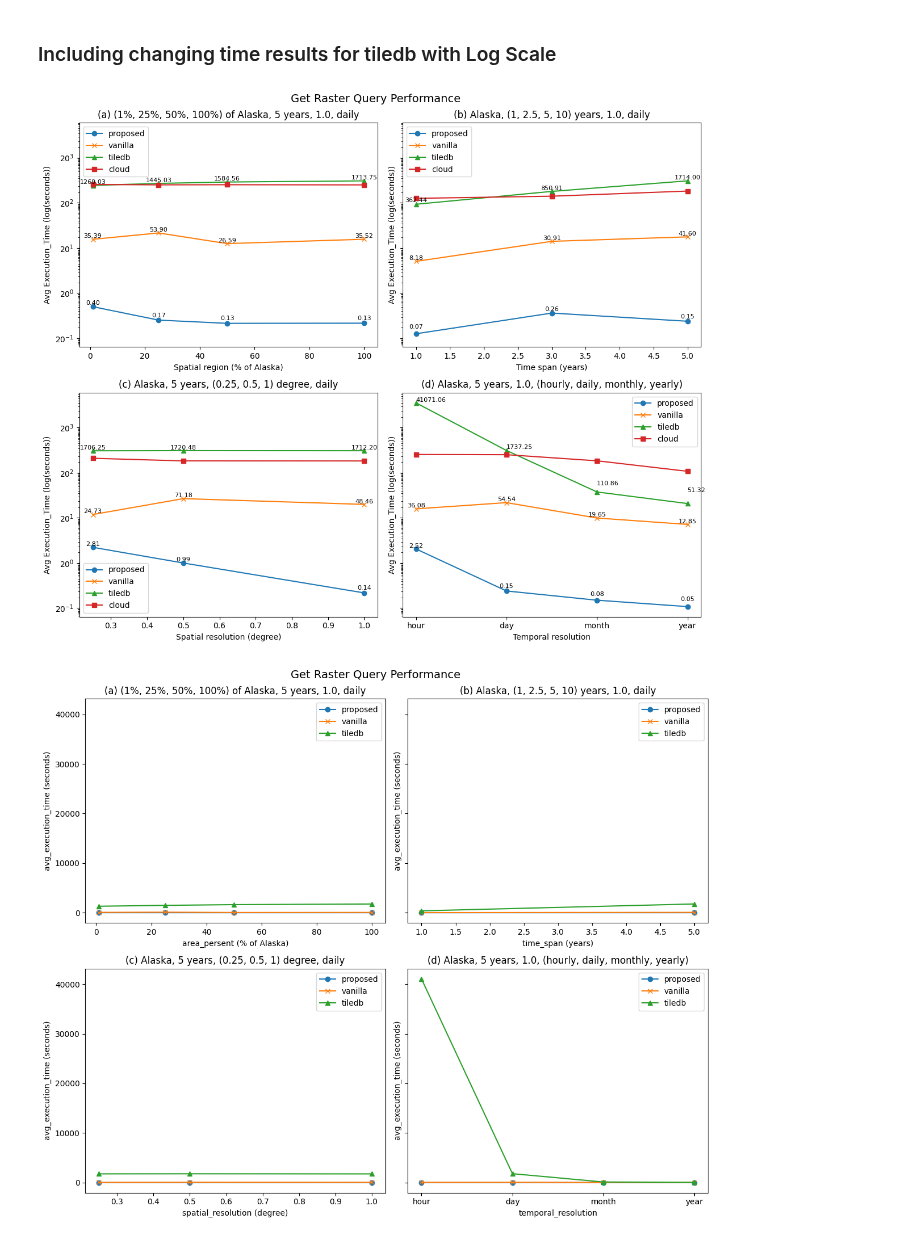
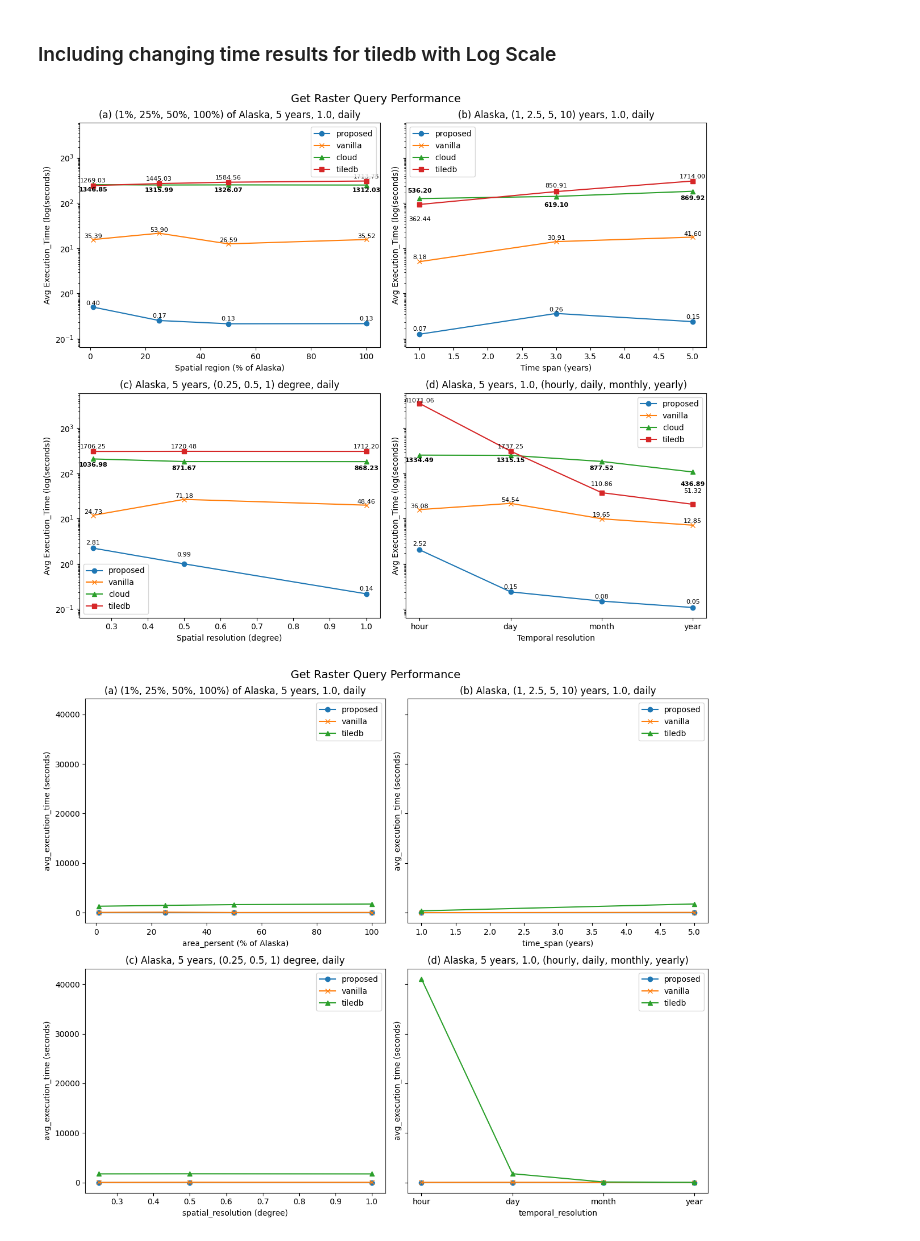
Before and after one commit to iharp3/experiment-kit, a Jupyter notebook: experiment/results/plot.ipynb, the cells around one changed output. Cells and saved outputs as stored; diff of their text form; code cells hidden in the pictures.

Commit message:
plots have tiledb values plotted

```diff
--- a/experiment/results/plot.ipynb
+++ b/experiment/results/plot.ipynb
@@ -162,8 +181,8 @@ fig, axs = plt.subplots(2, 2, figsize=(12, 10), sharey=True)
 
 # Define subplot titles with subtitles (a, b, c, d)
 titles = [
-    "(a) (1%, 25%, 50%, 100%) of Alaska, 5 years, 1.0, daily",
-    "(b) Alaska, (1, 2.5, 5, 10) years, 1.0, daily",
+    "(a) (1%, 25%, 50%, 100%) of Alaska, 5 years, 0.25, hourly",
+    "(b) Alaska, (1, 2.5, 5, 10) years, 0.25, hourly",
     "(c) Alaska, 5 years, (0.25, 0.5, 1) degree, daily",
     "(d) Alaska, 5 years, 1.0, (hourly, daily, monthly, yearly)"
 ]
@@ -202,19 +221,25 @@ for i, (category, xlabel) in enumerate(zip(categories, x_labels)):
         axs[i].plot(df[x_col], df["avg_execution_time"], label=label, marker=marker, ms=marker_size)
         if label == "cloud":
             for x, y in zip(df[x_col], df["avg_execution_time"]):
-                axs[i].text(x, y+30, f"{y:.2f}", fontsize=fs, ha='center', va='bottom')  # Annotate points with execution time
+                axs[i].text(x, y+20, f"{y:.2f}", fontsize=fs, ha='center', va='bottom', weight='bold')  # Annotate points with execution time
         elif label == "vanilla":
             for x, y in zip(df[x_col], df["avg_execution_time"]):
                 if y < 50:
                     axs[i].text(x, y-5, f"{y:.2f}", fontsize=fs, ha='center', va='top')
                 else:
-                    axs[i].text(x, y-30, f"{y:.2f}", fontsize =fs, ha='center', va='top')
-        else:
+                    axs[i].text(x, y-20, f"{y:.2f}", fontsize =fs, ha='center', va='top')
+        else:  # label== "proposed"
             for x, y in zip(df[x_col], df["avg_execution_time"]):
-                if y < 1:
+                if y < 0.1:
                     axs[i].text(x, y+0.005, f"{y:.2f}", fontsize=fs, ha='center', va='bottom')
+                elif y < 1:
+                    axs[i].text(x, y+0.2, f"{y:.2f}", fontsize=fs, ha='center', va='bottom')
+                elif y < 7:
+                    axs[i].text(x, y+1, f"{y:.2f}", fontsize=fs, ha='center', va='bottom')
                 elif y < 20:
                     axs[i].text(x, y+5, f"{y:.2f}", fontsize=fs, ha='center', va='bottom')
+                elif y < 90:
+                    axs[i].text(x, y+10, f"{y:.2f}", fontsize=fs, ha='center', va='bottom')
                 else:
                     axs[i].text(x, y+30, f"{y:.2f}", fontsize=fs, ha='center', va='bottom')
 
@@ -295,6 +320,9 @@ x_labels = ["Spatial region (% of Alaska)", "Time span (years)", "Spatial resolu
 # Flatten axs array for easier indexing
 axs = axs.flatten()
 
+above = 'bottom'
+below = 'top'
+
 # Plot each category with correct x-axis values
 for i, (category, xlabel) in enumerate(zip(categories, x_labels)):
     df_proposed_cat = df_proposed[df_proposed["category"] == category]
@@ -304,45 +332,56 @@ for i, (category, xlabel) in enumerate(zip(categories, x_labels)):
 
     if category == "changing_area":
         x_col = "area_persent"
     elif category == "changing_time":
         x_col = "time_span"
     elif category == "changing_spatial_res":
         x_col = "spatial_resolution"
     else:  # "changing_temporal_res"
         x_col = "temporal_resolution"
 
     axs[i].set_yscale("log", base=20)  # Set y-axis to logarithmic scale
 
-    for df, label, marker in zip([df_proposed_cat, df_vanilla_cat, df_tiledb_cat, df_cloud_cat],
-                                  ["proposed", "vanilla", "tiledb", "cloud"],
+    for df, label, marker in zip([df_proposed_cat, df_vanilla_cat, df_cloud_cat, df_tiledb_cat],
+                                  ["proposed", "vanilla", "cloud", "tiledb"],
                                   ["o", "x", "^", "s"]):
         axs[i].plot(df[x_col], df["avg_execution_time"], label=label, marker=marker)
         if label == "proposed":
             for x, y in zip(df[x_col], df["avg_execution_time"]):
-                axs[i].text(x, y+0.02, f"{y:.2f}", fontsize=8, ha='center', va='bottom')  # Annotate points with execution time
+                if y > 0.9:
+                    axs[i].text(x, y+0.5, f"{y:.2f}", fontsize=8, ha='center', va=above)
+                elif y > 0.1:
+                    axs[i].text(x, y+0.02, f"{y:.2f}", fontsize=8, ha='center', va=above)
+                else:
+                    axs[i].text(x, y+0.01, f"{y:.2f}", fontsize=8, ha='center', va=above)
         elif label == "vanilla":
             for x, y in zip(df[x_col], df["avg_execution_time"]):
-                axs[i].text(x, y+0.2, f"{y:.2f}", fontsize = 8, ha='center', va='bottom')
-        elif label == "tiledb":
+                axs[i].text(x, y+0.9, f"{y:.2f}", fontsize = 8, ha='center', va=above)
+        elif label == "cloud":
             for x, y in zip(df[x_col], df["avg_execution_time"]):
-                if x_col=="temporal_resolution":
-                    axs[i].text(x, y+50, f"{y:.2f}", fontsize=8, ha='left', va='bottom')
+                if x_col =="time_span" and x < 3:
+                    axs[i].text(x, y+200, f"{y:.2f}", fontsize=8, ha='center', va=above, weight='bold')
                 else:
-                    axs[i].text(x, y+20, f"{y:.2f}", fontsize=8, ha='center', va='bottom')
-        else: # label == "cloud"
-            continue
+                    axs[i].text(x, y-200, f"{y:.2f}", fontsize=8, ha='center', va=below, weight='bold')
+        else: # label == "tiledb"
+            for x, y in zip(df[x_col], df["avg_execution_time"]):
+                if x_col =="time_span" and x < 3:
+                        axs[i].text(x, y-200, f"{y:.2f}", fontsize=8, ha='center', va=below)
+                elif x_col=="temporal_resolution" and y < 500:
+                    axs[i].text(x, y+50, f"{y:.2f}", fontsize=8, ha='center', va=above)
+                else:
+                    axs[i].text(x, y+200, f"{y:.2f}", fontsize=8, ha='center', va=above)
 
     axs[i].set_title(titles[i])
     axs[i].set_xlabel(xlabel)
-    axs[i].set_ylabel("Avg Execution_Time (log(seconds))")
+    axs[i].set_ylabel("Avg Execution_Time (log_20(seconds))")
     axs[i].legend()
 
 # Add figure title
 fig.suptitle("Get Raster Query Performance", fontsize=14)
 fig.tight_layout()
 plt.show()
 # %% [output]
-[figure, old version]
+[figure, new version]
 # %%
 # INCLUDING CHANGINT TIME RESOLUTION FOR TILEDB
 
```
Also changed, not shown: parts of 3 cells of this notebook.
